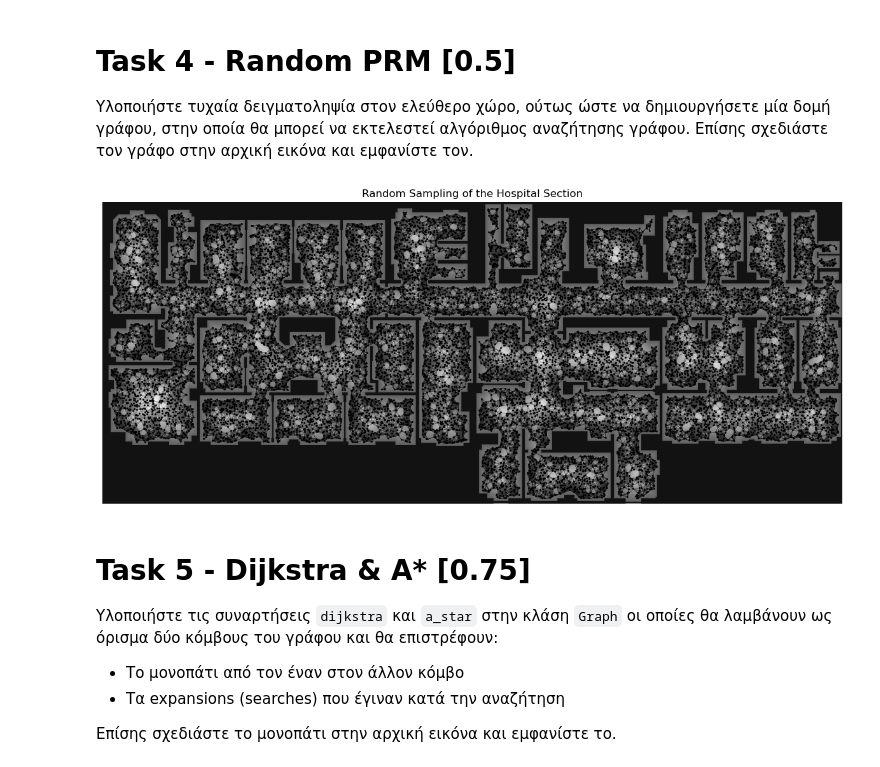
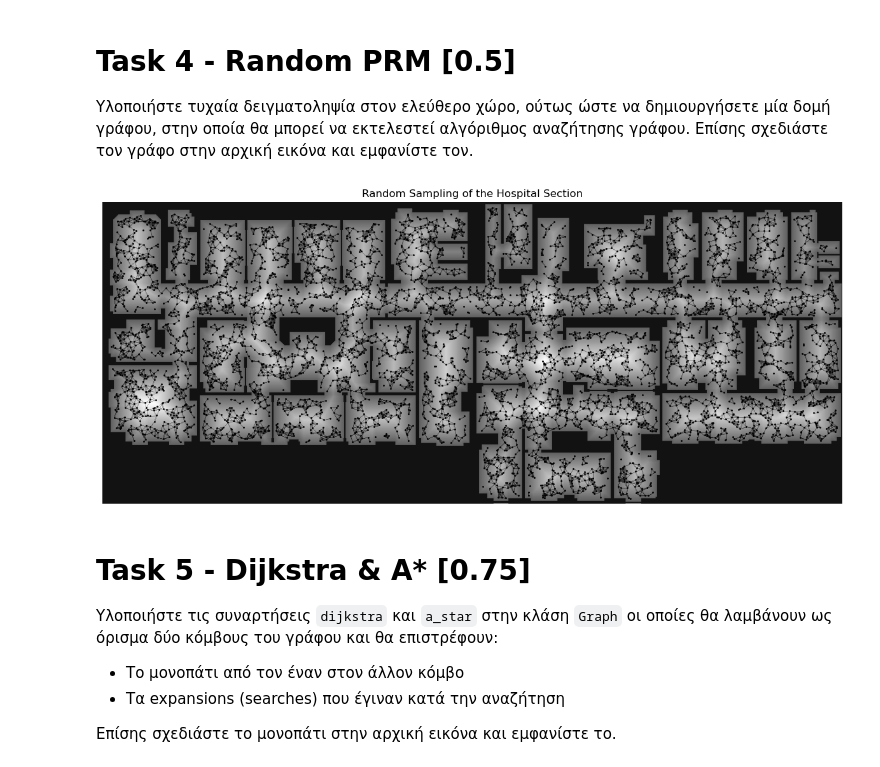
Before and after one commit to VasilisMpletsos/Autonomous_Systems_AUTH_2023, a Jupyter notebook: as2023.ipynb, the cells around one changed output. Cells and saved outputs as stored; diff of their text form; code cells hidden in the pictures.

```diff
--- a/as2023.ipynb
+++ b/as2023.ipynb
@@ -248,10 +248,10 @@ def random_sampling(image, brushfire, num_samples, one_pass_neighbor_calculation
     return graph
 # %%
 # Use random sampling to get a list of N points on the map with neighbors calculated in one loop and they get assigned if radius is less than X meters
-random_probalistic_roadmap = random_sampling(image_normal, brushfire_map, num_samples=30000, one_pass_neighbor_calculation=True, radius=10, threshold=5)
+random_probalistic_roadmap = random_sampling(image_normal, brushfire_map, num_samples=10000, one_pass_neighbor_calculation=True, radius=10, threshold=5)
 show_graph(random_probalistic_roadmap, image_normal, brushfire_map, 'Random Sampling of the Hospital Section')
 # %% [output]
-[figure, old version]
+[figure, new version]
 # %% [markdown]
 # Task 5 - Dijkstra & A* [0.75]
 
```
Also changed, not shown: parts of 12 cells of this notebook.
